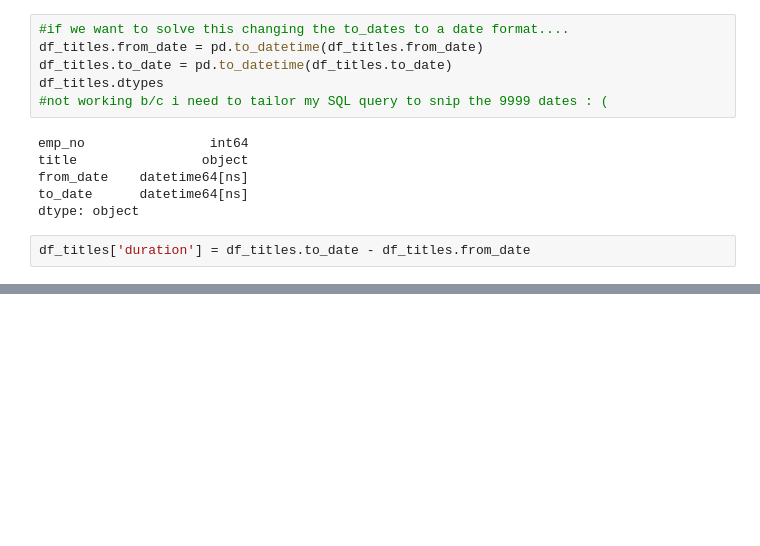
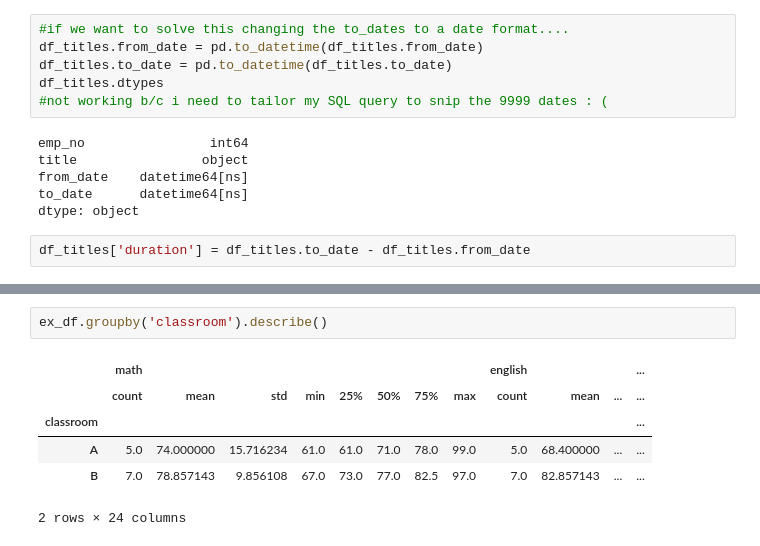
Before and after one commit to brianclements03/numpy-pandas-visualization-exercises, a Jupyter notebook: MY_advanced_dataframes_notes.ipynb, the cells around one changed output, grey strips where cells are left out. Drawn from its saved outputs; the diff is of its cells as text; blank space fills up the shorter version.

```diff
--- a/MY_advanced_dataframes_notes.ipynb
+++ b/MY_advanced_dataframes_notes.ipynb
@@ -417,0 +629,9 @@ df_titles
+# %%
+ex_df.groupby('classroom').describe()
+# %% [output]
+|  | math |  |  |  |  |  |  |  | english |  |  | ... |
+|  | count | mean | std | min | 25% | 50% | 75% | max | count | mean | ... | ... |
+| classroom |  |  |  |  |  |  |  |  |  |  |  | ... |
+| A | 5.0 | 74.000000 | 15.716234 | 61.0 | 61.0 | 71.0 | 78.0 | 99.0 | 5.0 | 68.400000 | ... | ... |
+| B | 7.0 | 78.857143 | 9.856108 | 67.0 | 73.0 | 77.0 | 82.5 | 97.0 | 7.0 | 82.857143 | ... | ... |
+2 rows × 24 columns
```
Also changed, not shown: parts of 49 cells of this notebook.
